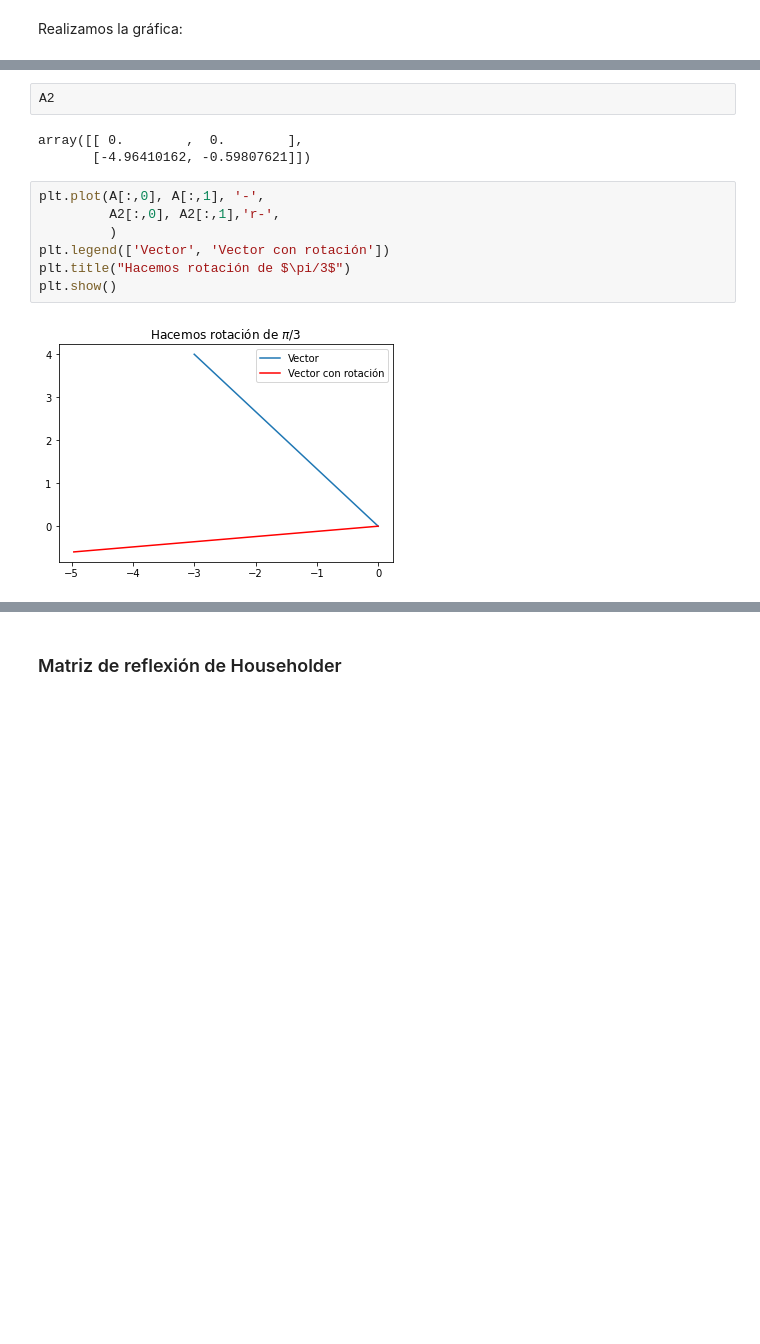
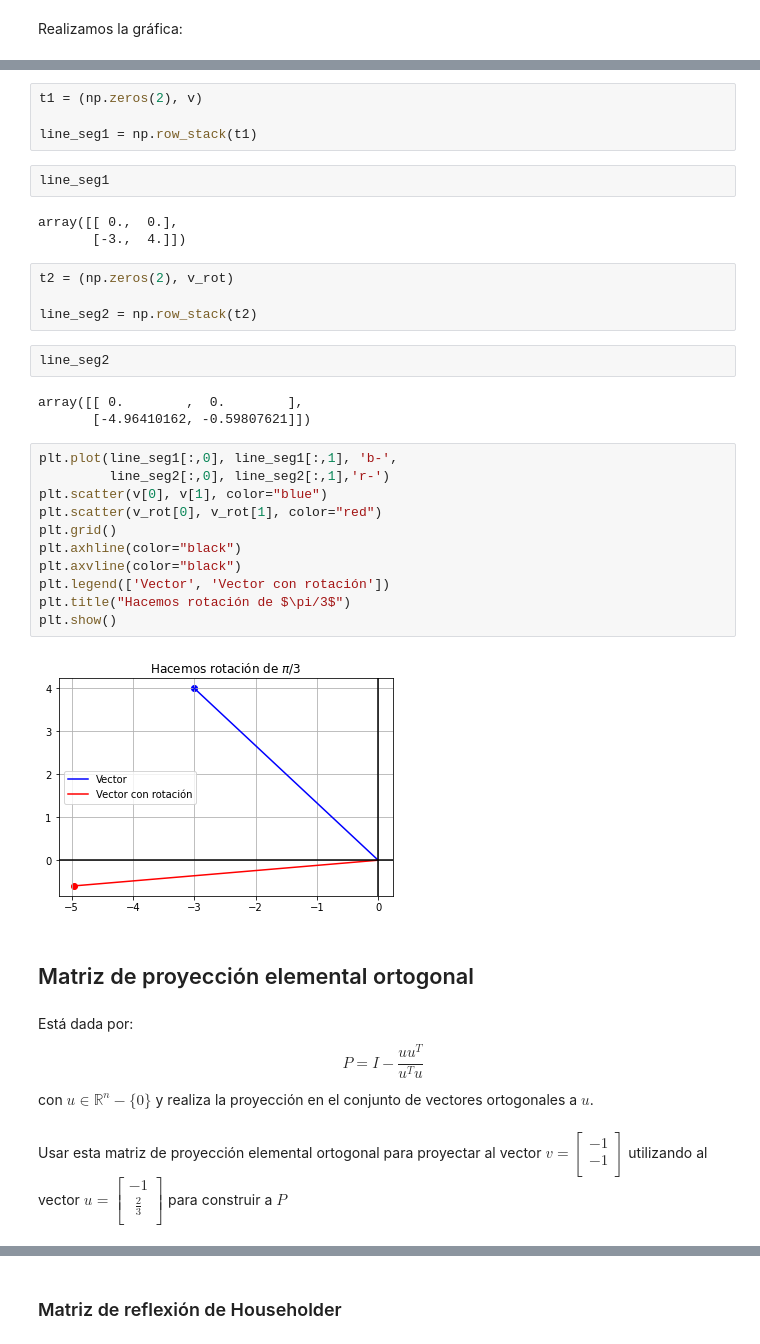
Before and after one commit to palmoreck/laboratorios, a Jupyter notebook: introduccion/3_Matplotlib.ipynb, the cells around one changed output, grey strips where cells are left out. Saved outputs shown, nothing was run; the diff lists cells and outputs as text; blank space fills up the shorter version.

```diff
--- a/introduccion/3_Matplotlib.ipynb
+++ b/introduccion/3_Matplotlib.ipynb
@@ -270,14 +281,45 @@ A2 = np.array([[0, 0],
-# %%
-A2
-# %% [output]
-array([[ 0.        ,  0.        ],
-       [-4.96410162, -0.59807621]])
+# %%
+t1 = (np.zeros(2), v)
+
+line_seg1 = np.row_stack(t1)
+# %%
+line_seg1
+# %% [output]
+array([[ 0.,  0.],
+       [-3.,  4.]])
+# %%
+t2 = (np.zeros(2), v_rot)
+
+line_seg2 = np.row_stack(t2)
+# %%
+line_seg2
+# %% [output]
+array([[ 0.        ,  0.        ],
+       [-4.96410162, -0.59807621]])
 # %%
-plt.plot(A[:,0], A[:,1], '-',
-         A2[:,0], A2[:,1],'r-',
-         )
+plt.plot(line_seg1[:,0], line_seg1[:,1], 'b-',
+         line_seg2[:,0], line_seg2[:,1],'r-')
+plt.scatter(v[0], v[1], color="blue")
+plt.scatter(v_rot[0], v_rot[1], color="red")
+plt.grid()
+plt.axhline(color="black")
+plt.axvline(color="black")
 plt.legend(['Vector', 'Vector con rotación'])
 plt.title("Hacemos rotación de $\pi/3$")
 plt.show()
 # %% [output]
-[figure, old version]
+[figure, new version]
+# %% [markdown]
+## Matriz de proyección elemental ortogonal
+# %% [markdown]
+Está dada por: $$P = I - \frac{uu^T}{u^Tu}$$ con $u \in \mathbb{R}^n -\{0\}$ y realiza la proyección en el conjunto de vectores ortogonales a $u$.
+# %% [markdown]
+Usar esta matriz de proyección elemental ortogonal para proyectar al vector $v = \left[\begin{array}{c}
+-1\\
+-1\\
+\end{array}
+\right]$ utilizando al vector $ u = \left[\begin{array}{c}
+-1\\
+\frac{2}{3}\\
+\end{array}
+\right]$ para construir a $P$
```
Also changed, not shown: parts of 27 cells of this notebook, 1 other file.
